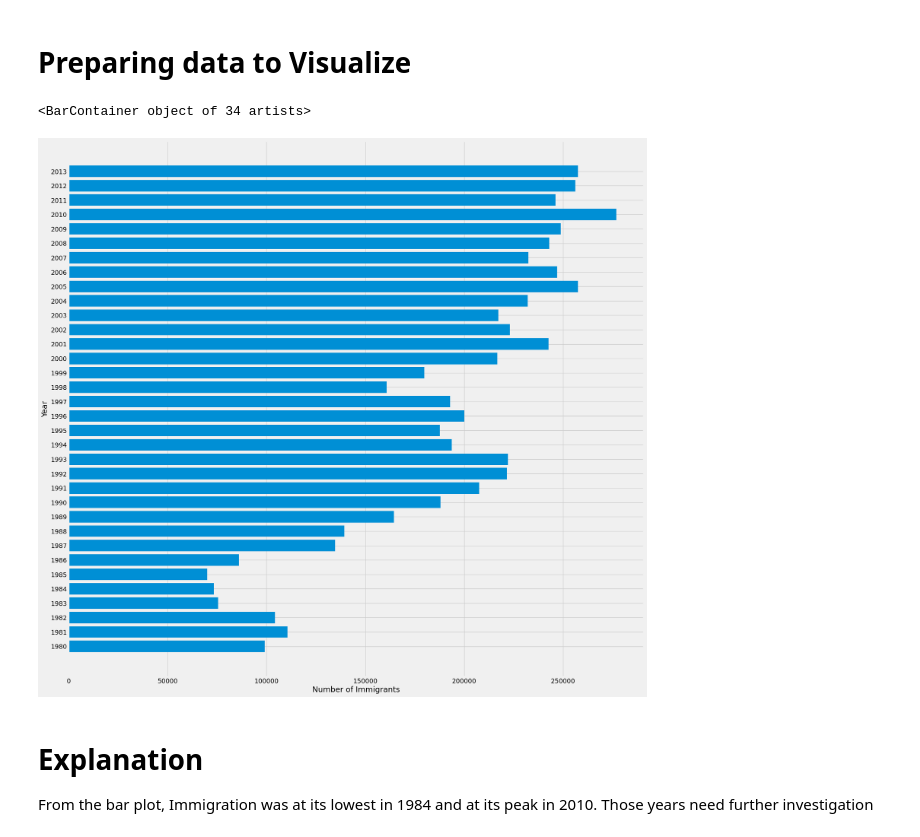
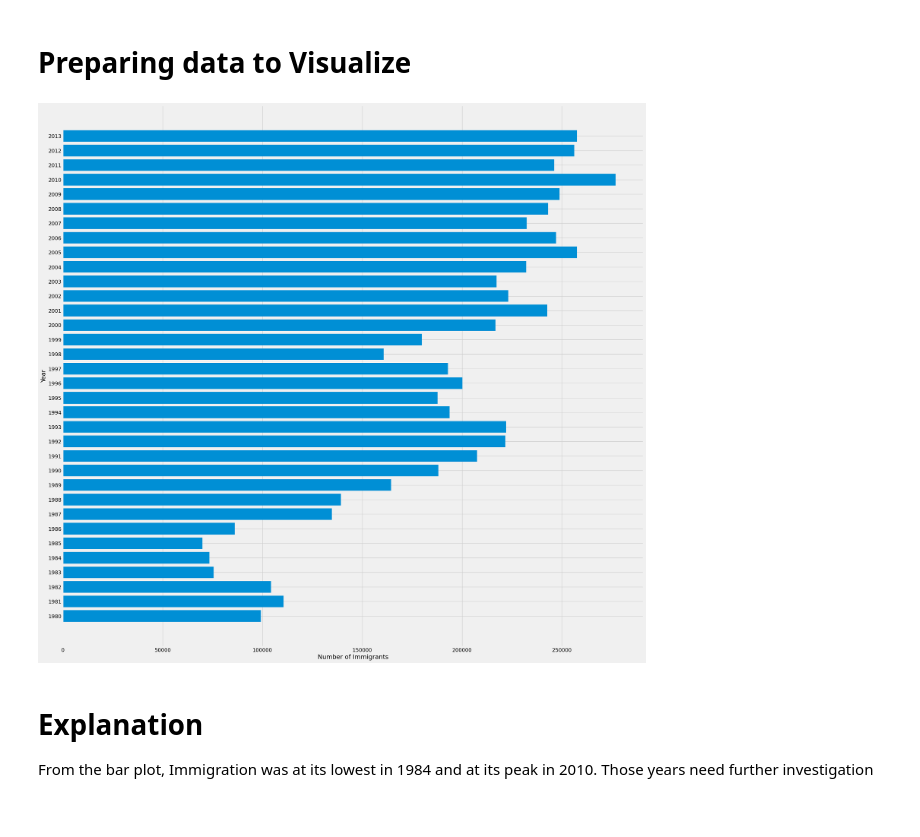
Before and after one commit to Darylwanji/Canadian-Immigration-Analysis-1980-2013, a Jupyter notebook: canadian-immigration.ipynb, the cells around one changed output. Drawn from its saved outputs; the diff is of its cells as text; code cells hidden in the pictures.

```diff
--- a/canadian-immigration.ipynb
+++ b/canadian-immigration.ipynb
@@ -93,15 +93,15 @@ x = total_per_year.index
 y = total_per_year.values
 # %%
 plt.style.use('fivethirtyeight')
-fig, ax = plt.subplots(figsize=(20,20))
+fig, ax = plt.subplots(figsize=(25,25))
 
 plt.xlabel('Number of Immigrants')
 plt.ylabel('Year')
 
 ax.barh(x,y)
+plt.show()
 # %% [output]
-<BarContainer object of 34 artists>
-[figure, old version]
+[figure, new version]
 # %% [markdown]
 # Explanation
 From the bar plot, Immigration was at its lowest in 1984 and at its peak in 2010. Those years need further investigation
```
Also changed, not shown: parts of 2 cells of this notebook.
